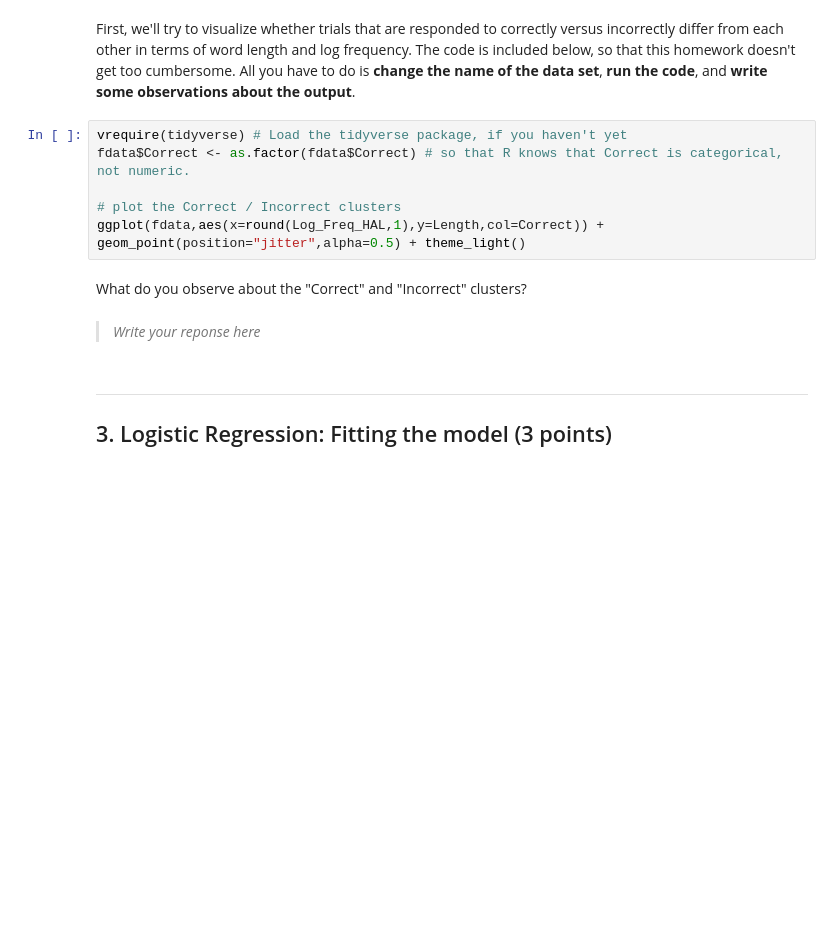
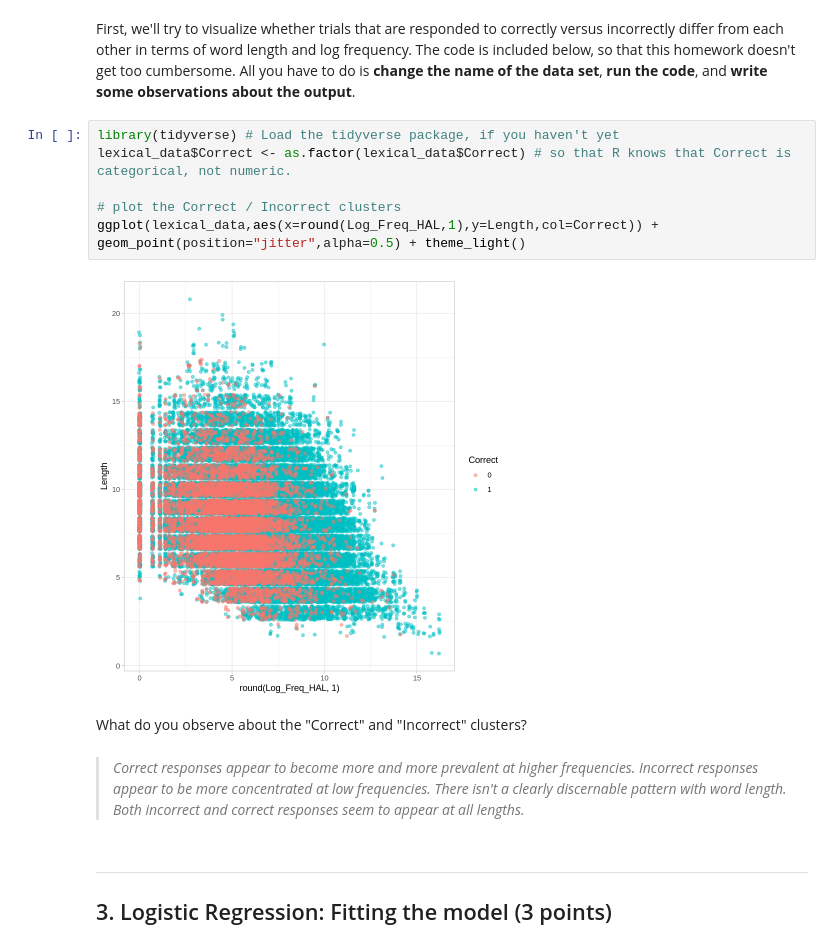
Before and after one commit to tinawanggg/Wang_DSPN_S26, a Jupyter notebook: book/exercises/09_classifiers.ipynb, the cells around one changed output. Cells and saved outputs as stored; diff of their text form; blank space fills up the shorter version.

```diff
--- a/book/exercises/09_classifiers.ipynb
+++ b/book/exercises/09_classifiers.ipynb
@@ -69,16 +69,18 @@ A tibble: 6 × 11
 # %% [markdown]
 First, we'll try to visualize whether trials that are responded to correctly versus incorrectly differ from each other in terms of word length and log frequency. The code is included below, so that this homework doesn't get too cumbersome. All you have to do is **change the name of the data set**, **run the code**, and **write some observations about the output**.
 # %%
-vrequire(tidyverse) # Load the tidyverse package, if you haven't yet
-fdata$Correct <- as.factor(fdata$Correct) # so that R knows that Correct is categorical, not numeric.
+library(tidyverse) # Load the tidyverse package, if you haven't yet
+lexical_data$Correct <- as.factor(lexical_data$Correct) # so that R knows that Correct is categorical, not numeric.
 
 # plot the Correct / Incorrect clusters
-ggplot(fdata,aes(x=round(Log_Freq_HAL,1),y=Length,col=Correct)) + geom_point(position="jitter",alpha=0.5) + theme_light()
+ggplot(lexical_data,aes(x=round(Log_Freq_HAL,1),y=Length,col=Correct)) + geom_point(position="jitter",alpha=0.5) + theme_light()
+# %% [output]
+[figure, added]
 # %% [markdown]
 What do you observe about the "Correct" and "Incorrect" clusters?
-# %% [markdown]
-> *Write your reponse here*
->
+# %% [markdown]
+> *Correct responses appear to become more and more prevalent at higher frequencies. Incorrect responses appear to be more concentrated at low frequencies. There isn't a clearly discernable pattern with word length. Both incorrect and correct responses seem to appear at all lengths.*
+>
 # %% [markdown]
 ---
 ## 3. Logistic Regression: Fitting the model (3 points)
```
Also changed, not shown: parts of 8 cells of this notebook.
